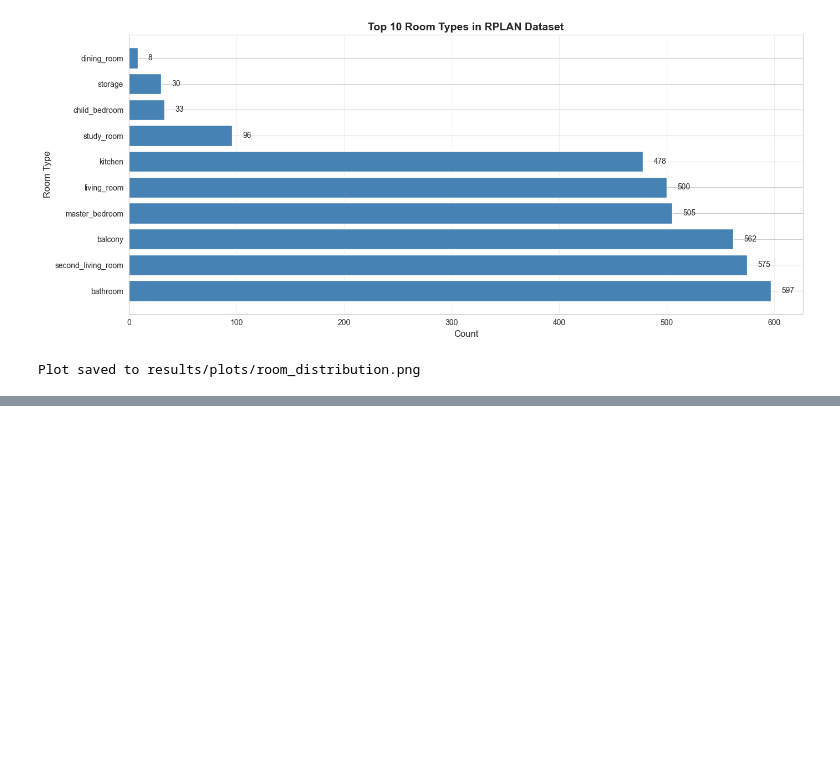
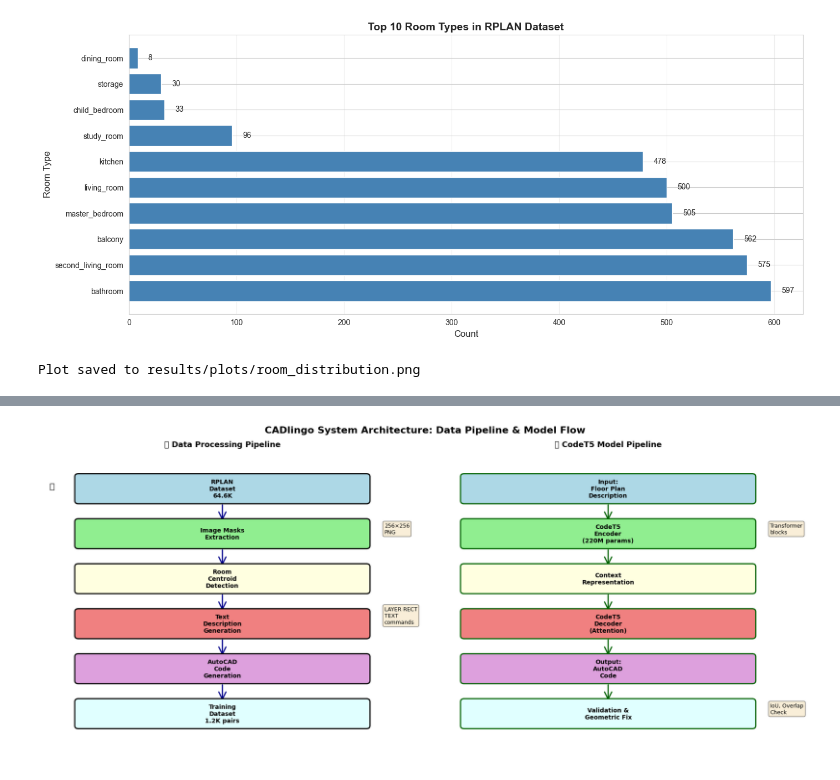
Before and after one commit to RamyaLakshmiKS/CADlingo, a Jupyter notebook: notebooks/train_and_evaluate.ipynb, the cells around one changed output, grey strips where cells are left out. Drawn from its saved outputs; the diff is of its cells as text; code cells hidden in the pictures; blank space fills up the shorter version.

```diff
--- a/notebooks/train_and_evaluate.ipynb
+++ b/notebooks/train_and_evaluate.ipynb
@@ -598,0 +1170,88 @@ print(f"{'='*80}\n")
+# %%
+import matplotlib.pyplot as plt
+import matplotlib.patches as mpatches
+from matplotlib.patches import FancyBboxPatch, FancyArrowPatch
+import numpy as np
+
+# Create comprehensive architecture diagram
+fig, axes = plt.subplots(1, 2, figsize=(18, 8))
+fig.suptitle('CADlingo System Architecture: Data Pipeline & Model Flow',
+             fontsize=16, fontweight='bold', y=0.98)
+
+# Left panel: Data pipeline
+ax1 = axes[0]
+ax1.set_xlim(0, 10)
+ax1.set_ylim(0, 10)
+ax1.axis('off')
+ax1.set_title('Data Processing Pipeline', fontsize=13, fontweight='bold', pad=20)
+
+# Draw components
+stages = [
+    ("RPLAN\nDataset\n64.6K", 9, 'lightblue'),
+    ("Image Masks\nExtraction", 7.5, 'lightgreen'),
+    ("Room\nCentroid\nDetection", 6, 'lightyellow'),
+    ("Text\nDescription\nGeneration", 4.5, 'lightcoral'),
+    ("AutoCAD\nCode\nGeneration", 3, 'plum'),
+    ("Training\nDataset\n1.2K pairs", 1.5, 'lightcyan')
+]
+
+for i, (label, y_pos, color) in enumerate(stages):
+    box = FancyBboxPatch((1, y_pos-0.4), 8, 0.8,
+                          boxstyle="round,pad=0.1",
+                          facecolor=color, edgecolor='black', linewidth=2)
+    ax1.add_patch(box)
+    ax1.text(5, y_pos, label, ha='center', va='center', fontsize=10, fontweight='bold')
+
+    if i < len(stages) - 1:
+        arrow = FancyArrowPatch((5, y_pos - 0.5), (5, stages[i+1][1] + 0.4),
+                               arrowstyle='->', mutation_scale=30,
+                               linewidth=2, color='darkblue')
+        ax1.add_patch(arrow)
+
+# Add side annotations
+ax1.text(0.2, 9, '🔹', fontsize=14)
+ax1.text(9.5, 7.5, f'256×256\nPNG', fontsize=9, ha='left',
+         bbox=dict(boxstyle='round', facecolor='wheat', alpha=0.5))
+ax1.text(9.5, 4.5, f'LAYER RECT\nTEXT\ncommands', fontsize=9, ha='left',
+         bbox=dict(boxstyle='round', facecolor='wheat', alpha=0.5))
+
+# Right panel: Model architecture
+ax2 = axes[1]
+ax2.set_xlim(0, 10)
+ax2.set_ylim(0, 10)
+ax2.axis('off')
+ax2.set_title('🤖 CodeT5 Model Pipeline', fontsize=13, fontweight='bold', pad=20)
+
+model_stages = [
+    ("Input:\nFloor Plan\nDescription", 9, 'lightblue'),
+    ("CodeT5\nEncoder\n(220M params)", 7.5, 'lightgreen'),
+    ("Context\nRepresentation", 6, 'lightyellow'),
+    ("CodeT5\nDecoder\n(Attention)", 4.5, 'lightcoral'),
+    ("Output:\nAutoCAD\nCode", 3, 'plum'),
+    ("Validation &\nGeometric Fix", 1.5, 'lightcyan')
+]
+
+for i, (label, y_pos, color) in enumerate(model_stages):
+    box = FancyBboxPatch((1, y_pos-0.4), 8, 0.8,
+                          boxstyle="round,pad=0.1",
+                          facecolor=color, edgecolor='darkgreen', linewidth=2)
+    ax2.add_patch(box)
+    ax2.text(5, y_pos, label, ha='center', va='center', fontsize=10, fontweight='bold')
+
+    if i < len(model_stages) - 1:
+        arrow = FancyArrowPatch((5, y_pos - 0.5), (5, model_stages[i+1][1] + 0.4),
+                               arrowstyle='->', mutation_scale=30,
+                               linewidth=2, color='darkgreen')
+        ax2.add_patch(arrow)
+
+# Add side annotations
+ax2.text(9.5, 7.5, 'Transformer\nblocks', fontsize=9, ha='left',
+         bbox=dict(boxstyle='round', facecolor='wheat', alpha=0.5))
+ax2.text(9.5, 1.5, 'IoU, Overlap\nCheck', fontsize=9, ha='left',
+         bbox=dict(boxstyle='round', facecolor='wheat', alpha=0.5))
+
+plt.tight_layout()
+plt.savefig('../results/architecture_diagram.png', dpi=300, bbox_inches='tight')
+print("Architecture diagram saved!")
+plt.show()
+# %% [output]
@@ -598,0 +1259 @@ print(f"{'='*80}\n")
+[figure, added]
```
Also changed, not shown: parts of 35 cells of this notebook, 3 other files.
